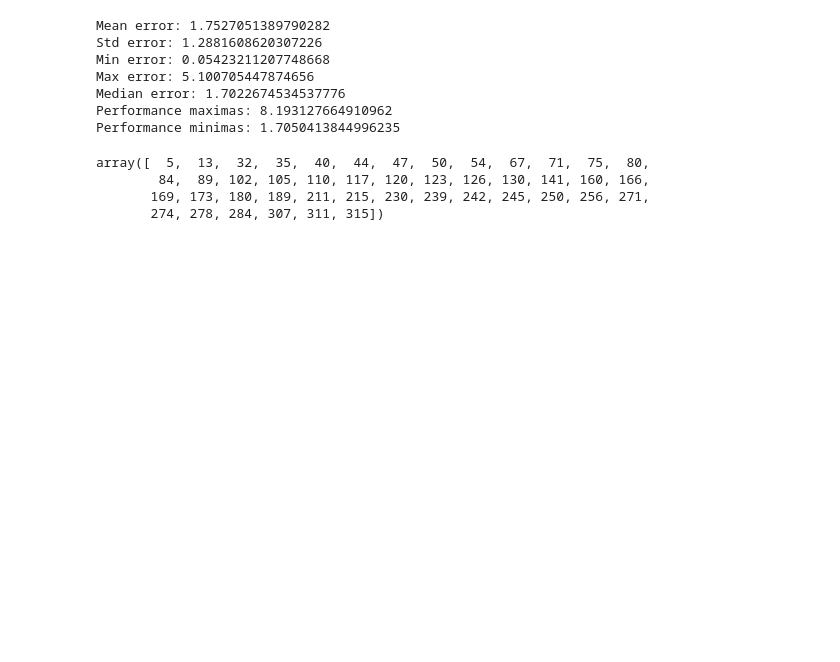
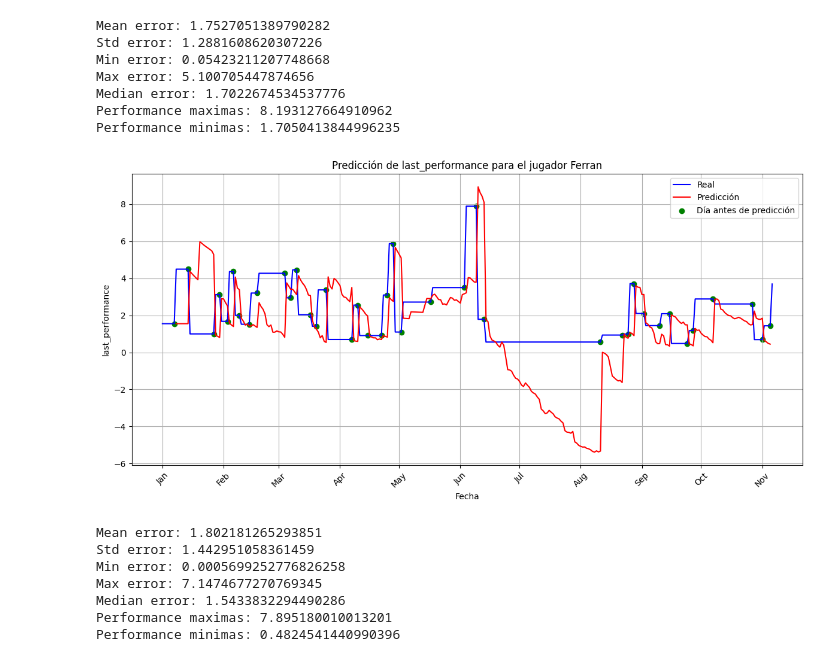
Before and after one commit to Santiagodiz/PlayerPulse, a Jupyter notebook: data/data_mining.ipynb, the cells around one changed output. Drawn from its saved outputs; the diff is of its cells as text; code cells hidden in the pictures; blank space fills up the shorter version.

```diff
--- a/data/data_mining.ipynb
+++ b/data/data_mining.ipynb
@@ -149,11 +165,3 @@ Max error: 5.100705447874656
 Median error: 1.7022674534537776
 Performance maximas: 8.193127664910962
 Performance minimas: 1.7050413844996235
-# %%
-import numpy as np
-np.array(change_indices) - 1
-# %% [output]
-array([  5,  13,  32,  35,  40,  44,  47,  50,  54,  67,  71,  75,  80,
-        84,  89, 102, 105, 110, 117, 120, 123, 126, 130, 141, 160, 166,
-       169, 173, 180, 189, 211, 215, 230, 239, 242, 245, 250, 256, 271,
-       274, 278, 284, 307, 311, 315])
@@ -159,0 +245,19 @@ array([  5,  13,  32,  35,  40,  44,  47,  50,  54,  67,  71,  75,  80,
+# %%
+jugador = 'Ferran'
+df_jugador = df[df['Player'] == jugador]
+order = (1,0,1)
+seasonal_order = (1,0,1,12)
+y = 'last_performance'
+# y = 'Noticias_negativas'
+exog = 'Sentimientos_acumulado'
+# exog = 'last_performance'
+df_predictions = evaluate_model(df_jugador, order, seasonal_order, y, exog)
+# %% [output]
+[figure, added]
+Mean error: 1.802181265293851
+Std error: 1.442951058361459
+Min error: 0.0005699252776826258
+Max error: 7.1474677270769345
+Median error: 1.5433832294490286
+Performance maximas: 7.895180010013201
+Performance minimas: 0.4824541440990396
```
Also changed, not shown: parts of 8 cells of this notebook.
